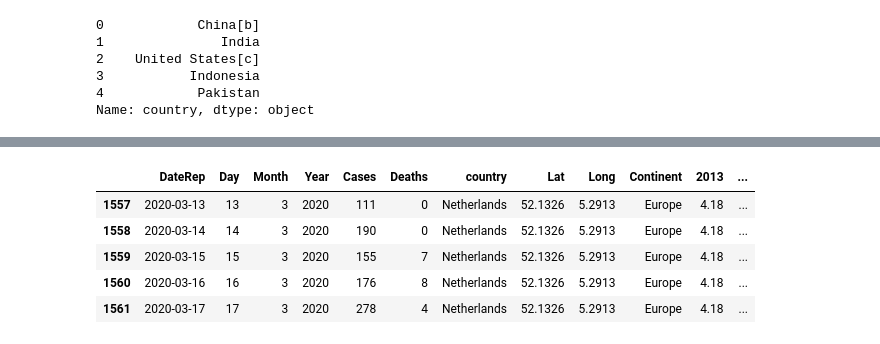
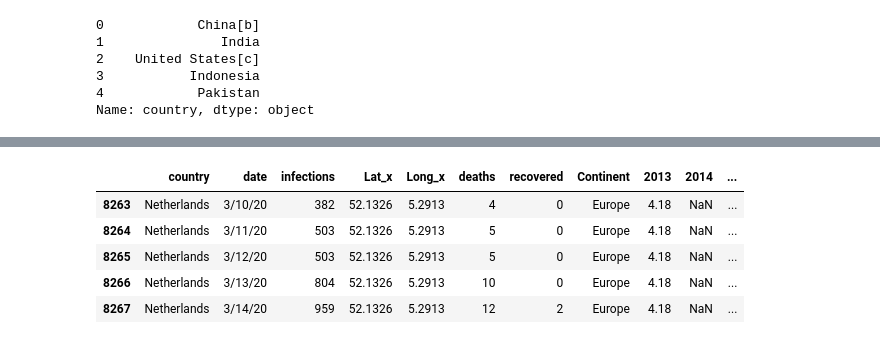
Before and after one commit to paulozk/corona, a Jupyter notebook: notebooks/data_preparation.ipynb, the cells around one changed output, grey strips where cells are left out. Cells and saved outputs as stored; diff of their text form; code cells hidden in the pictures.

```diff
--- a/notebooks/data_preparation.ipynb
+++ b/notebooks/data_preparation.ipynb
@@ -171,5 +199,7 @@ data_corona = pd.merge(data_corona, data_latlong, on='country')
 # %%
-data_corona = pd.merge(data_corona, data_beds, on='country')
+data = pd.merge(data, data_beds, on='country')
 # %%
-data_corona = pd.merge(data_corona, data_pop, on='country')
+data = pd.merge(data, data_pop, on='country')
+# %%
+data = pd.merge(data, data_age, on='country')
 # %%
@@ -194,4 +226,5 @@ Index(['DateRep', 'Day', 'Month', 'Year', 'Cases', 'Deaths', 'country',
       dtype='object')
 # %%
-data_corona = data_corona.drop(['GeoId', 'Actual', 'Proportional (%)', 'Rank_x', 'Rank_y', 'Date', 'Source'], axis=1)
+#data = data.drop(['GeoId', 'Actual', 'Proportional (%)', 'Rank_x', 'Rank_y', 'Date', 'Source'], axis=1)
+data = data.drop(['Actual', 'Proportional (%)', 'Rank_x', 'Rank_y', 'Date', 'Source', 'Lat_y', 'Long_y'], axis=1)
 # %%
@@ -206,9 +239,9 @@ data_corona[data_corona['country'] == "Netherlands"].head()
 # %%
-data_corona[data_corona['country'] == "Netherlands"].tail()
+data[data['country'] == "Netherlands"].tail()
 # %% [output]
-|  | DateRep | Day | Month | Year | Cases | Deaths | country | Lat | Long | Continent | 2013 | ... |
-| 1557 | 2020-03-13 | 13 | 3 | 2020 | 111 | 0 | Netherlands | 52.1326 | 5.2913 | Europe | 4.18 | ... |
-| 1558 | 2020-03-14 | 14 | 3 | 2020 | 190 | 0 | Netherlands | 52.1326 | 5.2913 | Europe | 4.18 | ... |
-| 1559 | 2020-03-15 | 15 | 3 | 2020 | 155 | 7 | Netherlands | 52.1326 | 5.2913 | Europe | 4.18 | ... |
-| 1560 | 2020-03-16 | 16 | 3 | 2020 | 176 | 8 | Netherlands | 52.1326 | 5.2913 | Europe | 4.18 | ... |
-| 1561 | 2020-03-17 | 17 | 3 | 2020 | 278 | 4 | Netherlands | 52.1326 | 5.2913 | Europe | 4.18 | ... |
+|  | country | date | infections | Lat_x | Long_x | deaths | recovered | Continent | 2013 | 2014 | ... |
+| 8263 | Netherlands | 3/10/20 | 382 | 52.1326 | 5.2913 | 4 | 0 | Europe | 4.18 | NaN | ... |
+| 8264 | Netherlands | 3/11/20 | 503 | 52.1326 | 5.2913 | 5 | 0 | Europe | 4.18 | NaN | ... |
+| 8265 | Netherlands | 3/12/20 | 503 | 52.1326 | 5.2913 | 5 | 0 | Europe | 4.18 | NaN | ... |
+| 8266 | Netherlands | 3/13/20 | 804 | 52.1326 | 5.2913 | 10 | 0 | Europe | 4.18 | NaN | ... |
+| 8267 | Netherlands | 3/14/20 | 959 | 52.1326 | 5.2913 | 12 | 2 | Europe | 4.18 | NaN | ... |
```
Also changed, not shown: parts of 25 cells of this notebook.
